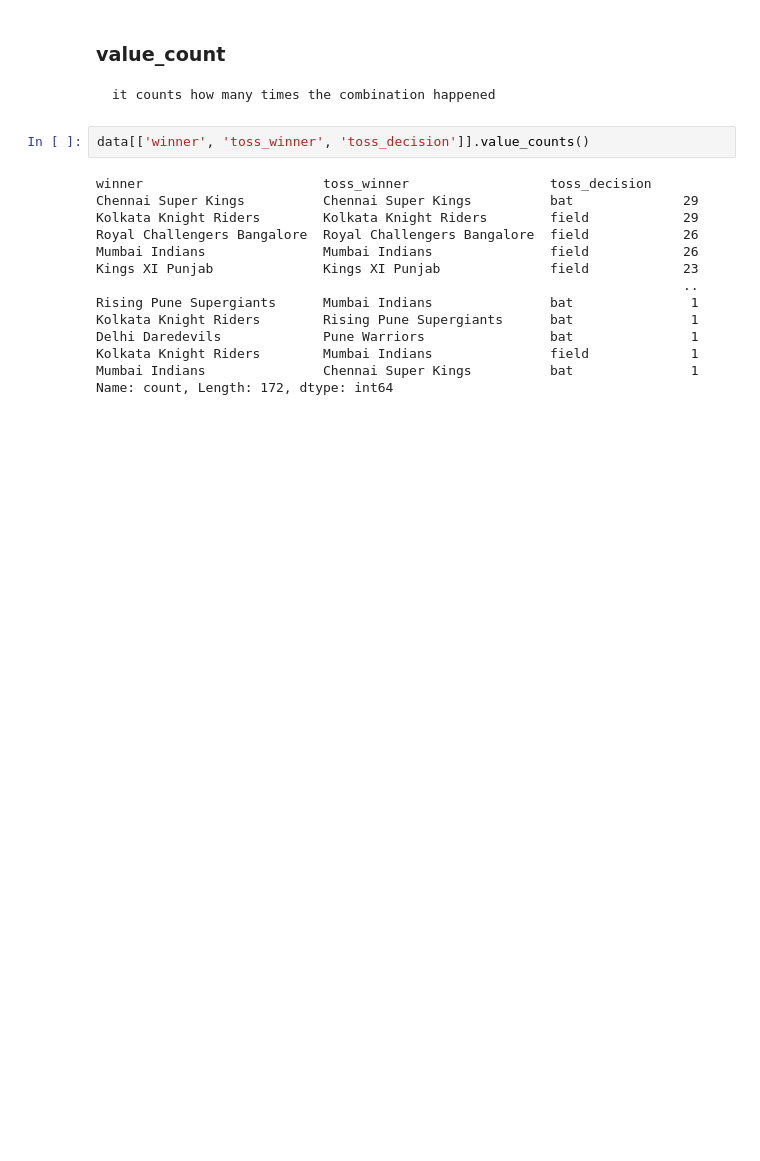
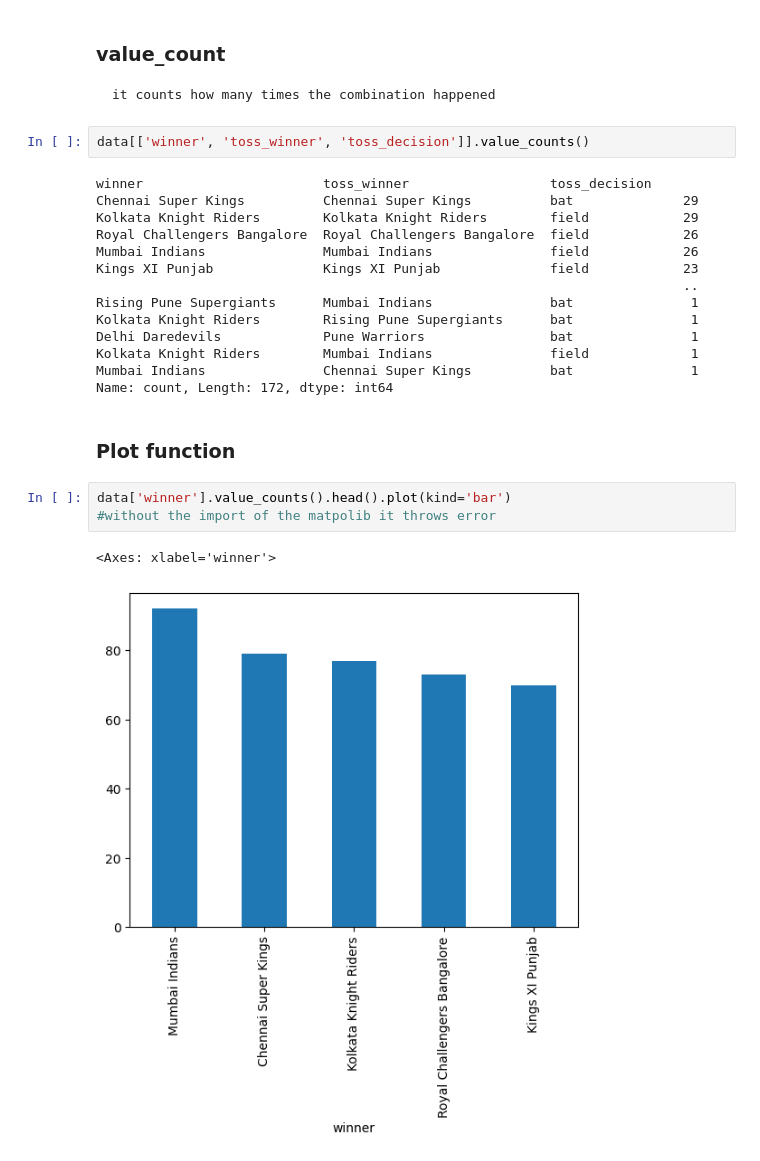
Before and after one commit to OjasTulswani/ml-learning-journal, a Jupyter notebook: pandas/ipl_analysis.ipynb, the cells around one changed output. Cells and saved outputs as stored; diff of their text form; blank space fills up the shorter version.

```diff
--- a/pandas/ipl_analysis.ipynb
+++ b/pandas/ipl_analysis.ipynb
@@ -209,3 +210,11 @@ Delhi Daredevils             Pune Warriors                bat               1
 Kolkata Knight Riders        Mumbai Indians               field             1
 Mumbai Indians               Chennai Super Kings          bat               1
 Name: count, Length: 172, dtype: int64
+# %% [markdown]
+### Plot function
+# %%
+data['winner'].value_counts().head().plot(kind='bar')
+#without the import of the matpolib it throws error
+# %% [output]
+<Axes: xlabel='winner'>
+[figure, added]
```
Also changed, not shown: parts of 7 cells of this notebook.
